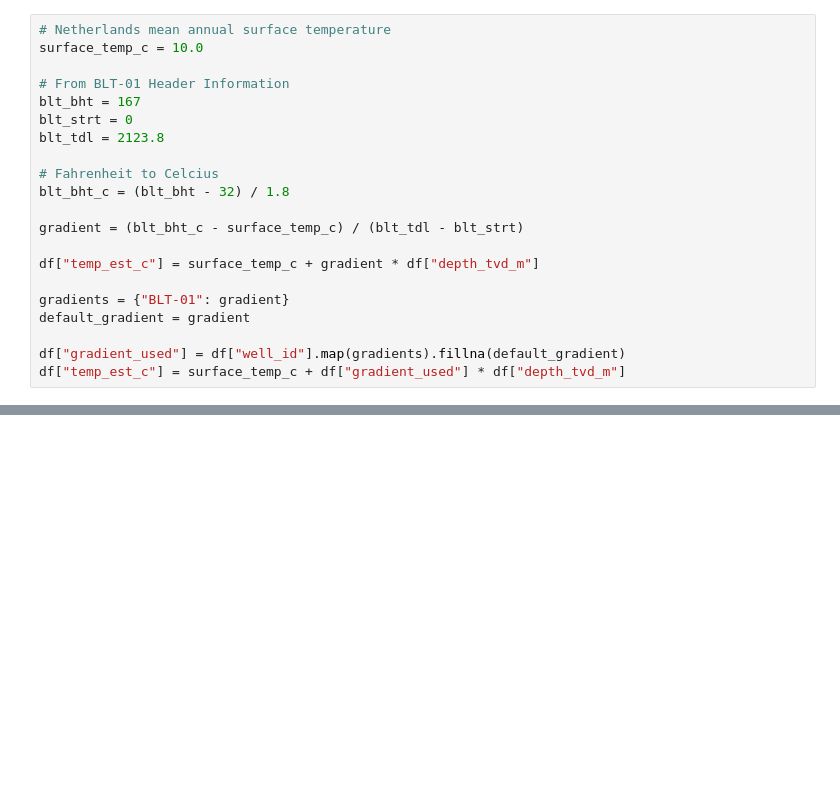
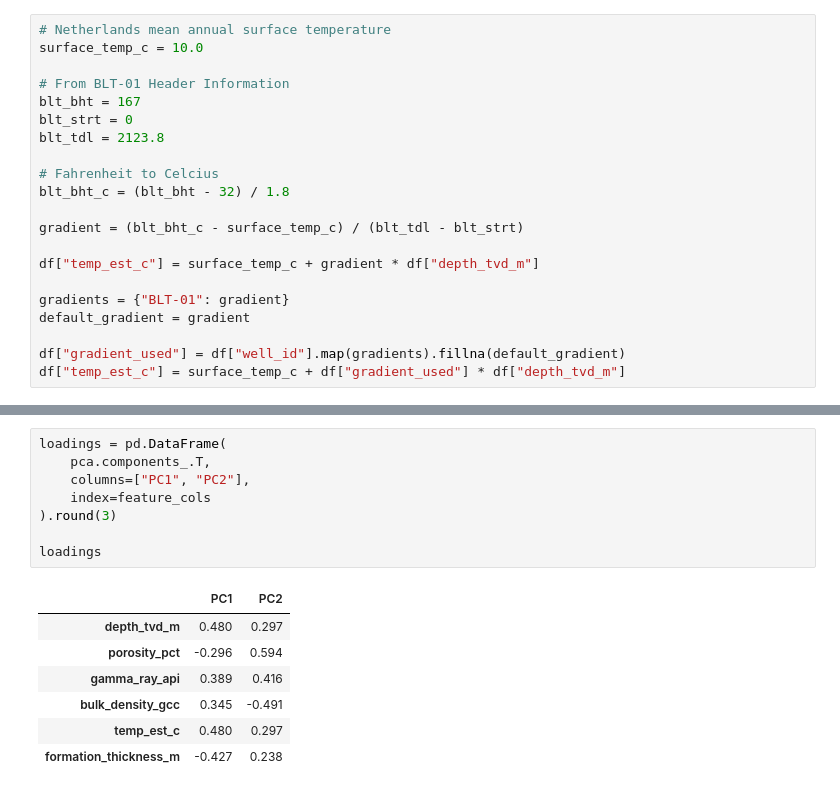
Before and after one commit to sadaraka-kadi/probable-eureka, a Jupyter notebook: notebooks/03_ml_workflow.ipynb, the cells around one changed output, grey strips where cells are left out. Drawn from its saved outputs; the diff is of its cells as text; blank space fills up the shorter version.

```diff
--- a/notebooks/03_ml_workflow.ipynb
+++ b/notebooks/03_ml_workflow.ipynb
@@ -163,0 +231,16 @@ well_agg["quality_class"] = well_agg["quality_score"].apply(classify)
+# %%
+loadings = pd.DataFrame(
+    pca.components_.T,
+    columns=["PC1", "PC2"],
+    index=feature_cols
+).round(3)
+
+loadings
+# %% [output]
+|  | PC1 | PC2 |
+| depth_tvd_m | 0.480 | 0.297 |
+| porosity_pct | -0.296 | 0.594 |
+| gamma_ray_api | 0.389 | 0.416 |
+| bulk_density_gcc | 0.345 | -0.491 |
+| temp_est_c | 0.480 | 0.297 |
+| formation_thickness_m | -0.427 | 0.238 |
```
Also changed, not shown: parts of 28 cells of this notebook.
